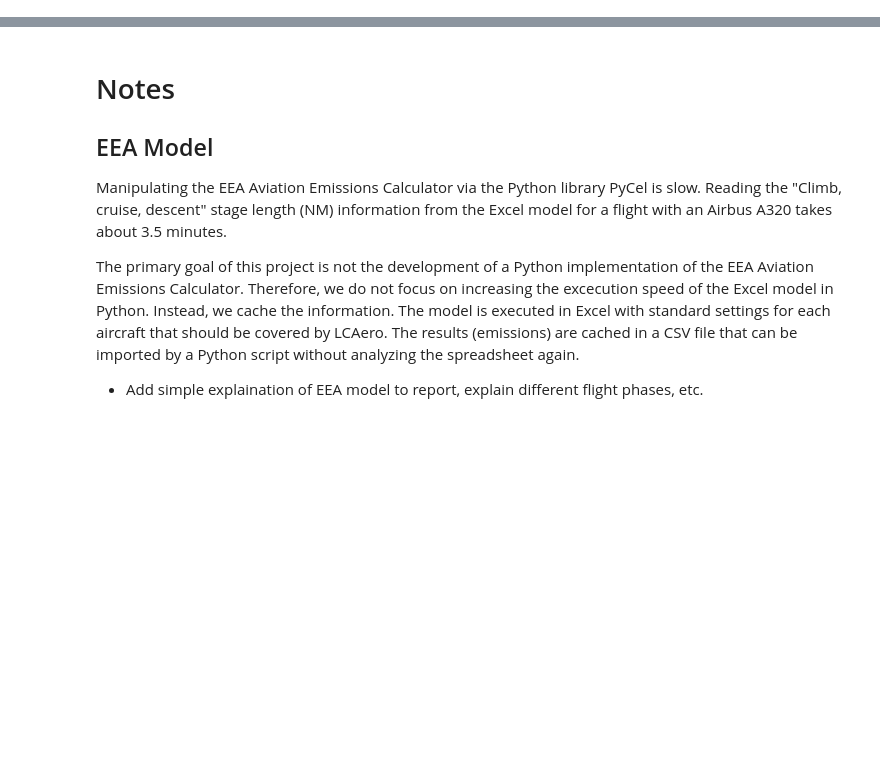
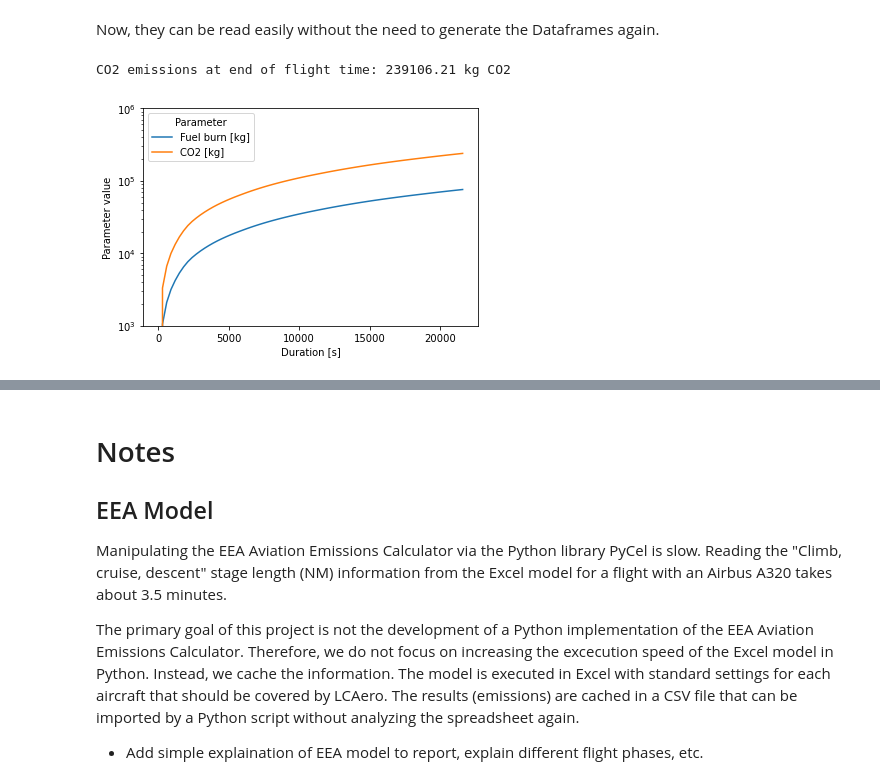
Before and after one commit to nikroeng/dash-manufacture-spc-dashboard, a Jupyter notebook: backend/BackendPrototype.ipynb, the cells around one changed output, grey strips where cells are left out. Saved outputs shown, nothing was run; the diff lists cells and outputs as text; code cells hidden in the pictures; blank space fills up the shorter version.

```diff
--- a/backend/BackendPrototype.ipynb
+++ b/backend/BackendPrototype.ipynb
@@ -184,0 +195,6 @@ emissions_at_times_output_df
+# %%
+def Get_Emissions_At_Times(aircraft_type, given_times):
+    aircraft_df = Load_Aircraft_Data(aircraft_type)
+    emissions_at_times_df = Interpolate_Emissions(aircraft_df, given_times)
+
+    return emissions_at_times_df
@@ -184,0 +207,5 @@ emissions_at_times_output_df
+# %%
+# Create time range between 0 and 6 hours of flight, with 5 minute intervals (5*60 seconds)
+desired_times = range(0, (6 * 60 * 60) + (5 * 60), (5 * 60))
+
+output_emissions_at_times_df = Get_Emissions_At_Times("B748", desired_times)
@@ -184,0 +232,8 @@ emissions_at_times_output_df
+# %%
+emissions_df_all_aircraft_dict = {}
+
+for aircraft_type in aircraft_types:
+    output_emissions_at_times_df = Get_Emissions_At_Times(aircraft_type, desired_times)
+
+    print(aircraft_type)
+    emissions_df_all_aircraft_dict[aircraft_type] = output_emissions_at_times_df
@@ -184,0 +248,20 @@ emissions_at_times_output_df
+# %% [markdown]
+Now, they can be read easily without the need to generate the Dataframes again.
+# %%
+def Plot_Aircraft_Emissions(aircraft_type):
+    emissions_at_times_df = emissions_df_all_aircraft_dict[aircraft_type]
+
+    plot_column_list = ["Fuel burn [kg]", "CO2 [kg]"] #["Distance [nm]", "Fuel burn [kg]", "CO2 [kg]", "H2O [kg]"]
+    seaborn_df = pd.melt(emissions_at_times_df, id_vars = ["Duration [s]"], value_vars = plot_column_list)
+    seaborn_df = seaborn_df.rename(columns = {'value' : 'Parameter value', 'variable': 'Parameter'})
+
+    flight_plot = sns.lineplot(x = "Duration [s]", y = 'Parameter value', hue = 'Parameter', data = seaborn_df, palette = 'tab10')
+    flight_plot.set(yscale='log', ylim=(10E2, 10E5))
+
+    max_CO2_value = emissions_at_times_df["CO2 [kg]"].max()
+    print("CO2 emissions at end of flight time: {:.2f} kg CO2".format(max_CO2_value))
+# %%
+Plot_Aircraft_Emissions("A380")
+# %% [output]
+CO2 emissions at end of flight time: 239106.21 kg CO2
+[figure, added]
```
Also changed, not shown: parts of 20 cells of this notebook, 13 other files.
